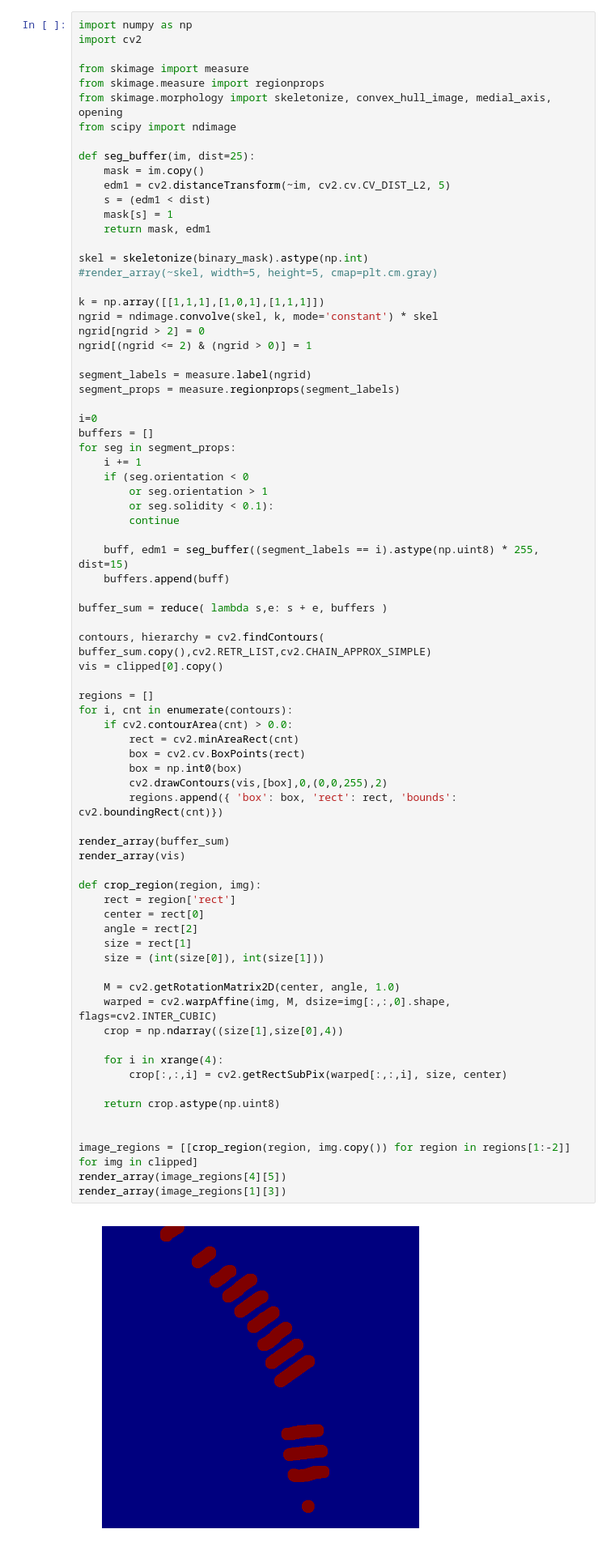
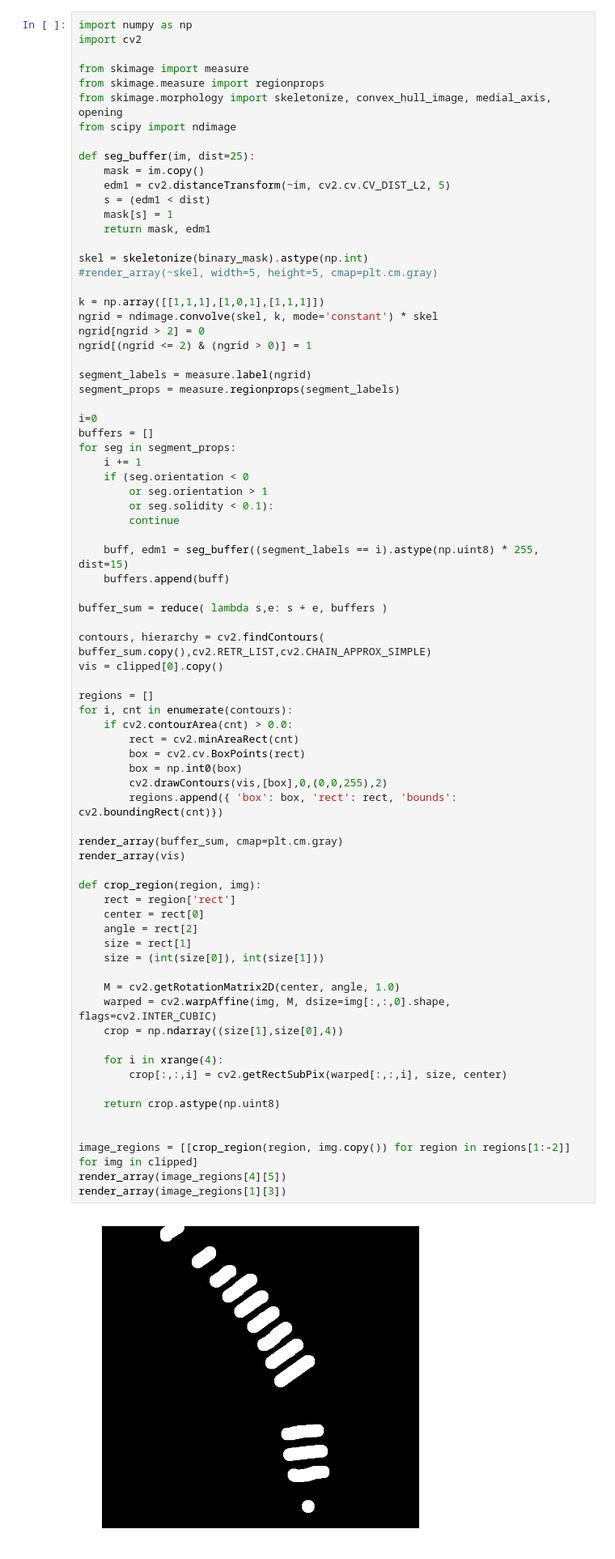
Before and after one commit to chelm/jupyter-demos, a Jupyter notebook: PlanetLabs_SanDiego-Slim.ipynb, the cells around one changed output. Shown at 81% size. Drawn from its saved outputs; the diff is of its cells as text.

```diff
--- a/PlanetLabs_SanDiego-Slim.ipynb
+++ b/PlanetLabs_SanDiego-Slim.ipynb
@@ -267,35 +267,35 @@ for i, cnt in enumerate(contours):
     if cv2.contourArea(cnt) > 0.0:
         rect = cv2.minAreaRect(cnt)
         box = cv2.cv.BoxPoints(rect)
         box = np.int0(box)
         cv2.drawContours(vis,[box],0,(0,0,255),2)
         regions.append({ 'box': box, 'rect': rect, 'bounds': cv2.boundingRect(cnt)})
 
-render_array(buffer_sum)
+render_array(buffer_sum, cmap=plt.cm.gray)
 render_array(vis)
 
 def crop_region(region, img):
     rect = region['rect']
     center = rect[0]
     angle = rect[2]
     size = rect[1]
     size = (int(size[0]), int(size[1]))
 
     M = cv2.getRotationMatrix2D(center, angle, 1.0)
     warped = cv2.warpAffine(img, M, dsize=img[:,:,0].shape, flags=cv2.INTER_CUBIC)
     crop = np.ndarray((size[1],size[0],4))
 
     for i in xrange(4):
         crop[:,:,i] = cv2.getRectSubPix(warped[:,:,i], size, center)
 
     return crop.astype(np.uint8)
 
 
 image_regions = [[crop_region(region, img.copy()) for region in regions[1:-2]] for img in clipped]
 render_array(image_regions[4][5])
 render_array(image_regions[1][3])
 # %% [output]
-[figure, old version]
+[figure, new version]
 [figure]
 [figure]
 [figure]
```
Also changed, not shown: parts of 2 cells of this notebook.
